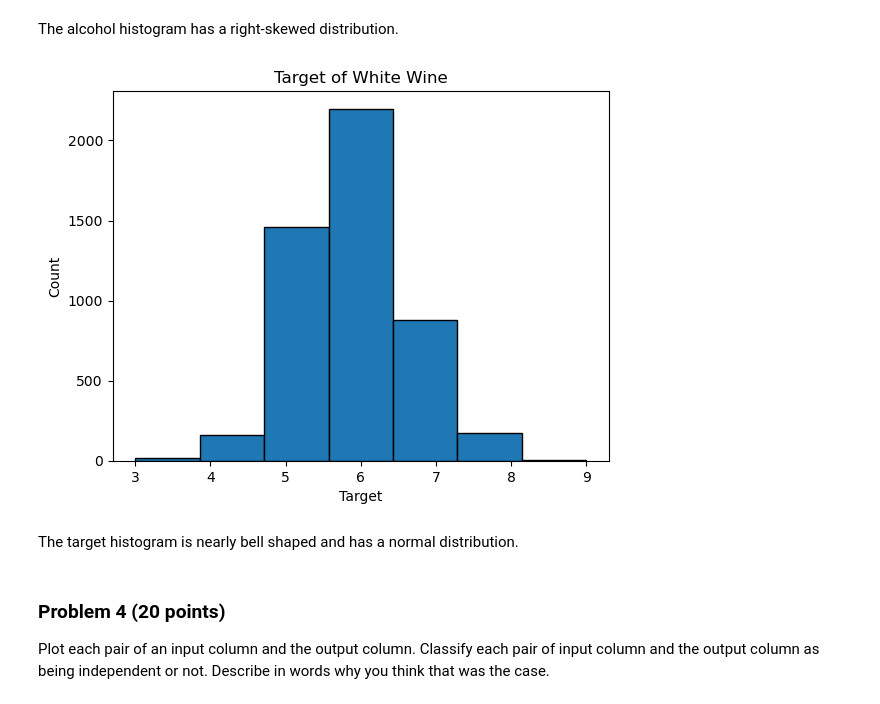
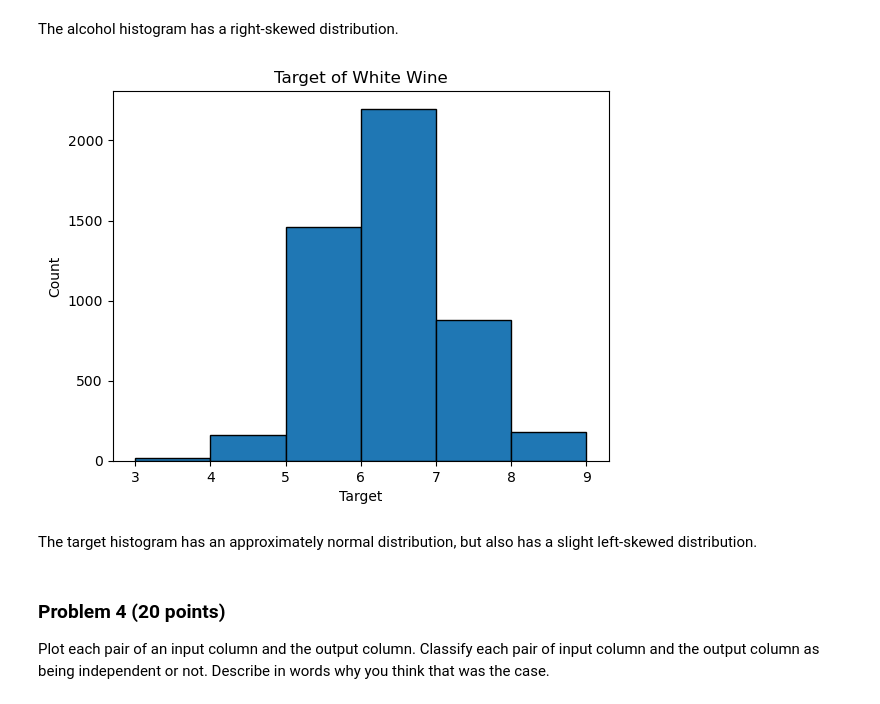
Before and after one commit to keshleem/dx601-final-project, a Jupyter notebook: project.ipynb, the cells around one changed output. Drawn from its saved outputs; the diff is of its cells as text; code cells hidden in the pictures.

```diff
--- a/project.ipynb
+++ b/project.ipynb
@@ -246,15 +246,15 @@ plt.show()
 The alcohol histogram has a right-skewed distribution.
 # %%
 # target histogram
-plt.hist(wine_quality_white["target"], edgecolor="black", bins=7)
+plt.hist(wine_quality_white["target"], edgecolor="black", bins=6)
 plt.title("Target of White Wine")
 plt.xlabel("Target")
 plt.ylabel("Count")
 plt.show()
 # %% [output]
-[figure, old version]
+[figure, new version]
-# %% [markdown]
-The target histogram is nearly bell shaped and has a normal distribution.
+# %% [markdown]
+The target histogram has an approximately normal distribution, but also has a slight left-skewed distribution.
 # %% [markdown]
 ### Problem 4 (20 points)
 
```
Also changed, not shown: parts of 12 cells of this notebook.
